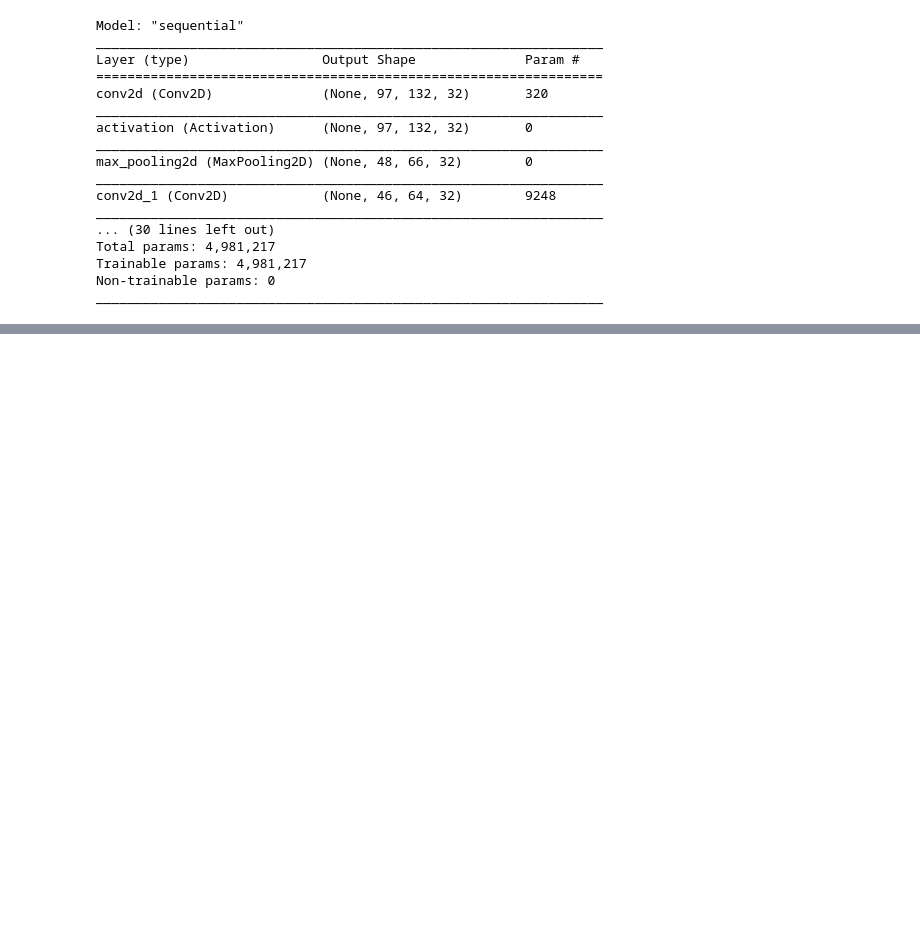
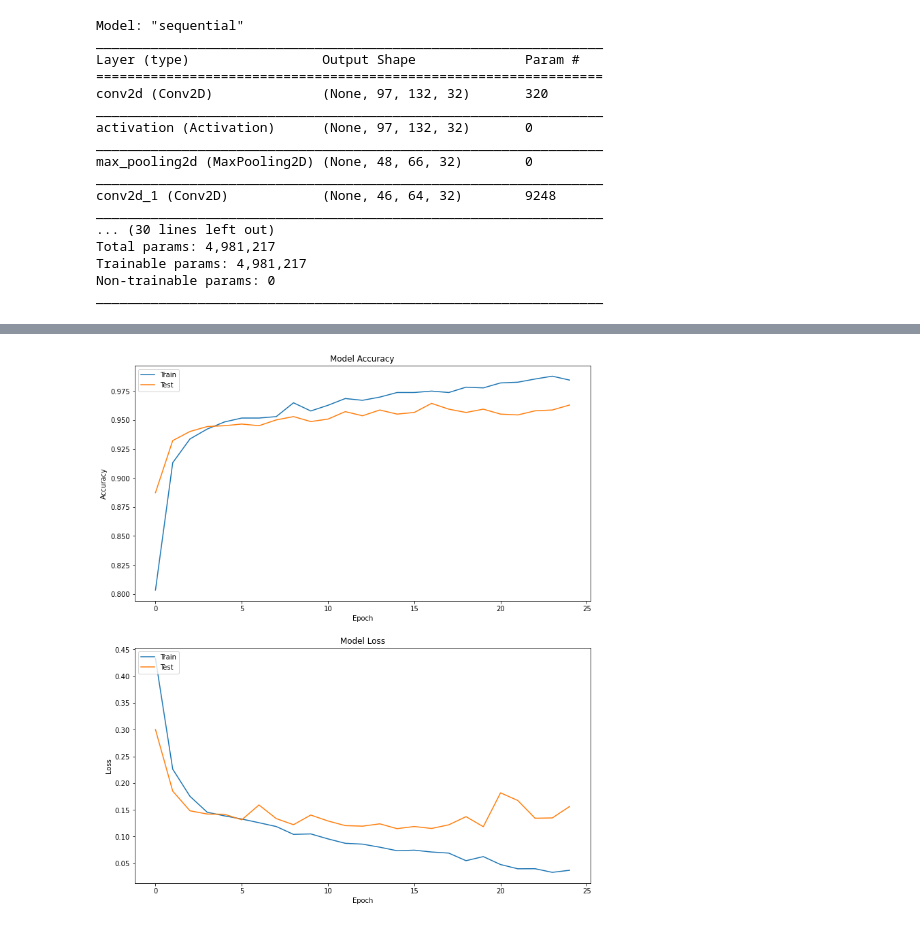
Before and after one commit to larsenk23/Chest-X-Ray-Images-Pneumonia-, a Jupyter notebook: Modeling.ipynb, the cells around one changed output, grey strips where cells are left out. Saved outputs shown, nothing was run; the diff lists cells and outputs as text; code cells hidden in the pictures; blank space fills up the shorter version.

```diff
--- a/Modeling.ipynb
+++ b/Modeling.ipynb
@@ -245,2 +506,6 @@ Epoch 38/100
 dict_keys(['loss', 'accuracy', 'val_loss', 'val_accuracy'])
+# %%
+plot_accuracy_loss()
+# %% [output]
+[figure, added]
 # %%
```
Also changed, not shown: parts of 90 cells of this notebook.
